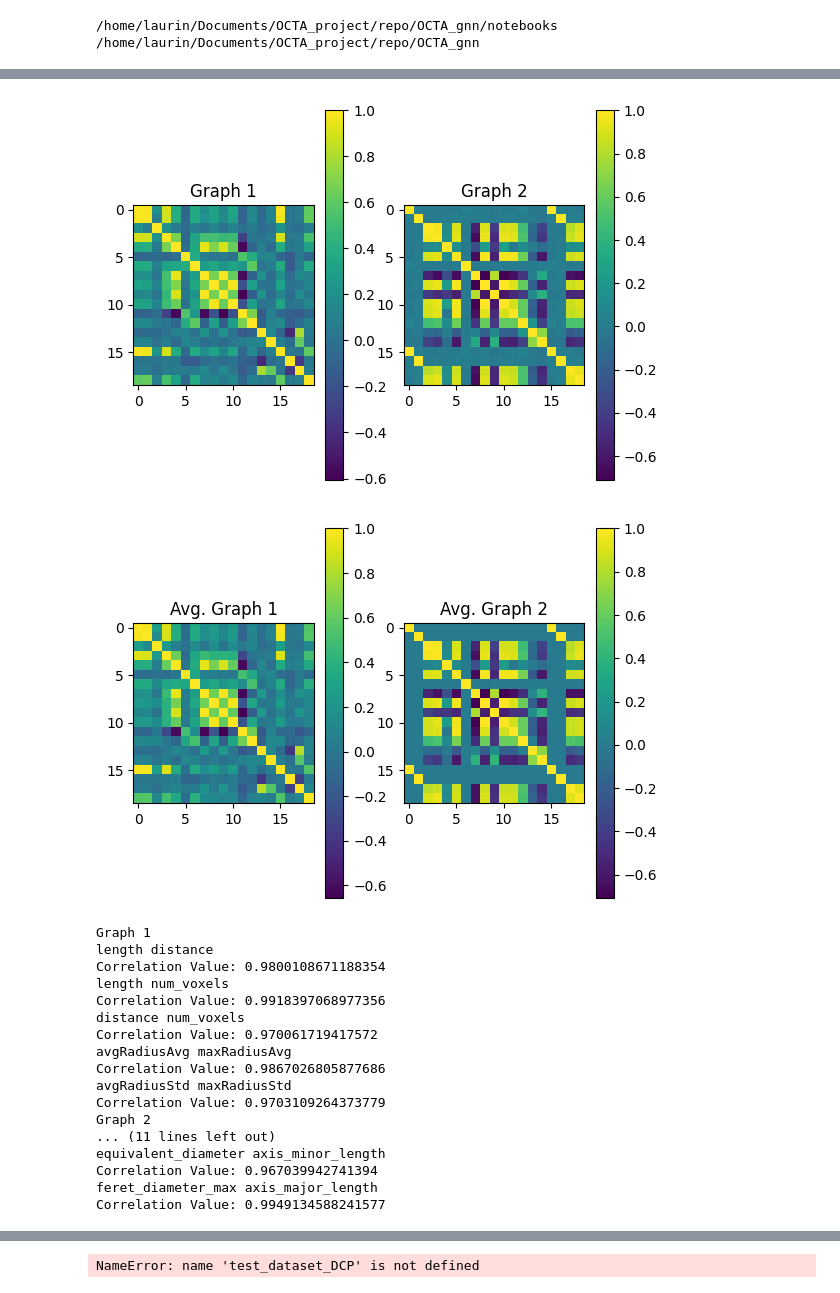
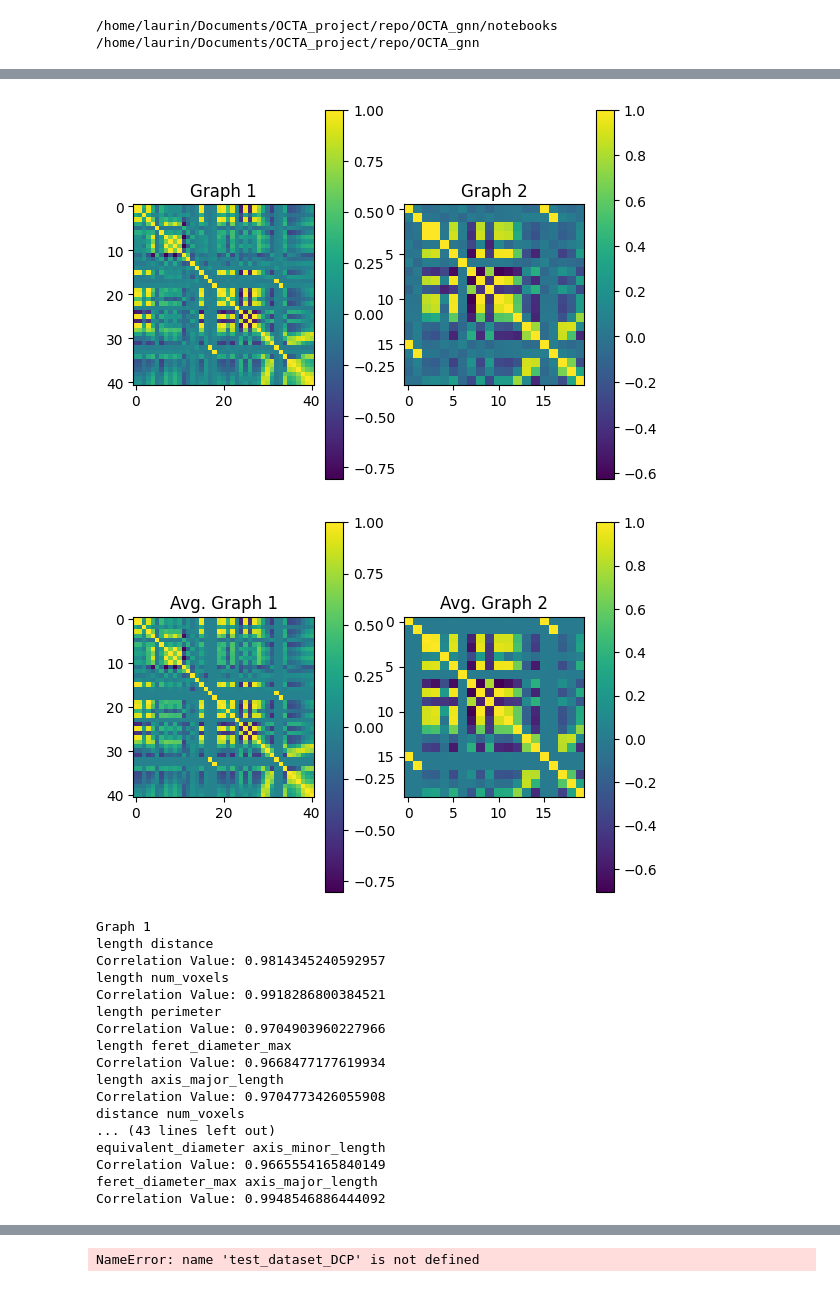
Before and after one commit to luxtu/graphs_in_ophthalmology, a Jupyter notebook: notebooks/graph_feature_explore_CV_FAZ.ipynb, the cells around one changed output, grey strips where cells are left out. Saved outputs shown, nothing was run; the diff lists cells and outputs as text; code cells hidden in the pictures.

```diff
--- a/notebooks/graph_feature_explore_CV_FAZ.ipynb
+++ b/notebooks/graph_feature_explore_CV_FAZ.ipynb
@@ -133,0 +195,30 @@ prep.hetero_graph_normalization(test_dataset, node_mean_tensors, node_std_tensor
+# %%
+import copy
+with open("feature_name_dict_new.json", "r") as file:
+    label_dict_full = json.load(file)
+    #features_label_dict = json.load(file)
+features_label_dict = copy.deepcopy(label_dict_full)
+
+
+
+#eliminate_features = {"graph_1":["num_voxels", "maxRadiusAvg", "hasNodeAtSampleBorder", "maxRadiusStd"],
+#                      "graph_2":["centroid_weighted-0", "centroid_weighted-1", "feret_diameter_max", "orientation"]}
+#
+#eliminate_features["faz"] = ["centroid_weighted-0", "centroid_weighted-1","feret_diameter_max", "orientation"]
+## get positions of features to eliminate and remove them from the feature label dict and the graphs
+#for key in eliminate_features.keys():
+#    for feat in eliminate_features[key]:
+#        idx = features_label_dict[key].index(feat)
+#        features_label_dict[key].remove(feat)
+#        for data in test_dataset:
+#            data[key].x = torch.cat([data[key].x[:, :idx], data[key].x[:, idx+1:]], dim = 1)
+#        for data in train_dataset:
+#            data[key].x = torch.cat([data[key].x[:, :idx], data[key].x[:, idx+1:]], dim = 1)
+#        for data in val_dataset:
+#            data[key].x = torch.cat([data[key].x[:, :idx], data[key].x[:, idx+1:]], dim = 1)
+
+features_label_dict["graph_1"] = features_label_dict["graph_1"][:-1] + ["centroid-0", "centroid-1", "area", "perimeter", "eccentricity", "equivalent_diameter", "orientation", "solidity", "feret_diameter_max", "extent", "axis_major_length", "axis_minor_length", "intensity_max", "intensity_mean", "intensity_min", "centroid_weighted-0", "centroid_weighted-1","std" ,"q5","q10", "q25", "q75", "q90", "q95"] #+ ["degree"] #["centroid-0", "centroid-1", "area", "perimeter", "eccentricity", "equivalent_diameter", "orientation", "solidity", "feret_diameter_max", "extent", "axis_major_length", "axis_minor_length", "intensity_max", "intensity_mean", "intensity_min", "centroid_weighted-0", "centroid_weighted-1","std" ,"q5","q10", "q25", "q75", "q90", "q95"] +  ["degree"] # ["centroid-0", "centroid-1", "area", "perimeter", "eccentricity", "equivalent_diameter", "orientation", "solidity", "feret_diameter_max", "extent", "axis_major_length", "axis_minor_length", "intensity_max", "intensity_mean", "intensity_min", "centroid_weighted-0", "centroid_weighted-1","std" ,"q5","q10", "q25", "q75", "q90", "q95"] # ["int_mean", "int_min", "int_max", "std", "q25", "q75"] # ["cl_mean", "cl_std", "q25", "q75"]#+ ["cl_mean", "cl_std", "sth", "sth"] #["int_mean", "int_max", "int_min", "std"]
+features_label_dict["graph_2"] = features_label_dict["graph_2"][:-1] + ["q25", "q75", "std"] #+  ["degree"]
+features_label_dict["faz"] = features_label_dict["faz"][:-1] #+["degree"] # + ["q25", "q75", "std"]
+
+test_dataset[0]
@@ -146,11 +275,12 @@ correlation_matrices = []
 corr_graph_1 = None
 corr_graph_2 = None
 
-num_samp = len(train_dataset)
+work_set = final_test_dataset
+num_samp = len(final_test_dataset)
 
-for i in range(len(train_dataset)):
-    graph_1 = train_dataset[i]["graph_1"]
-    graph_2 = train_dataset[i]["graph_2"]
+for i in range(len(work_set)):
+    graph_1 = work_set[i]["graph_1"]
+    graph_2 = work_set[i]["graph_2"]
 
     # torch corrcoef if none, otherwise add to the matrix
     corr_graph_1 = torch.corrcoef(graph_1.x.T) if corr_graph_1 is None else corr_graph_1 + torch.corrcoef(graph_1.x.T)
@@ -192,52 +322,52 @@ plt.close()
 # print pairs of features that are highly correlated (corr > 0.9)
 corr_threshold = 0.95
 corr_graph_1 = corr_graph_1.numpy()
 corr_graph_2 = corr_graph_2.numpy()
 
 corr_graph_1_u = np.triu(corr_graph_1, k=1)
 corr_graph_2_u = np.triu(corr_graph_2, k=1)
 
 corr_graph_1_sc = np.where(corr_graph_1_u > corr_threshold)
 corr_graph_2_sc = np.where(corr_graph_2_u > corr_threshold)
 
 print("Graph 1")
 for i in range(len(corr_graph_1_sc[0])):
     print(features_label_dict["graph_1"][corr_graph_1_sc[0][i]], features_label_dict["graph_1"][corr_graph_1_sc[1][i]])
     print(f"Correlation Value: {corr_graph_1[corr_graph_1_sc[0][i], corr_graph_1_sc[1][i]]}")
 print("Graph 2")
 print("#"*40)
 for i in range(len(corr_graph_2_sc[0])):
     print(features_label_dict["graph_2"][corr_graph_2_sc[0][i]], features_label_dict["graph_2"][corr_graph_2_sc[1][i]])
     print(f"Correlation Value: {corr_graph_2[corr_graph_2_sc[0][i], corr_graph_2_sc[1][i]]}")
 
 ## print all features
 #print("Graph 1")
 #for i in range(len(features_label_dict["graph_1"])):
 #    print(features_label_dict["graph_1"][i])
 #print("Graph 2")
 #print("#"*40)
 #for i in range(len(features_label_dict["graph_2"])):
 #    print(features_label_dict["graph_2"][i])
 # %% [output]
-[figure, old version]
+[figure, new version]
-[figure, old version]
+[figure, new version]
 Graph 1
 length distance
-Correlation Value: 0.9800108671188354
+Correlation Value: 0.9814345240592957
 length num_voxels
-Correlation Value: 0.9918397068977356
+Correlation Value: 0.9918286800384521
+length perimeter
+Correlation Value: 0.9704903960227966
+length feret_diameter_max
+Correlation Value: 0.9668477177619934
+length axis_major_length
+Correlation Value: 0.9704773426055908
 distance num_voxels
-Correlation Value: 0.970061719417572
-avgRadiusAvg maxRadiusAvg
-Correlation Value: 0.9867026805877686
-avgRadiusStd maxRadiusStd
-Correlation Value: 0.9703109264373779
-Graph 2
-... (11 lines left out)
+... (43 lines left out)
 equivalent_diameter axis_minor_length
-Correlation Value: 0.967039942741394
+Correlation Value: 0.9665554165840149
 feret_diameter_max axis_major_length
-Correlation Value: 0.9949134588241577
+Correlation Value: 0.9948546886444092
 # %%
 correlation_matrices = []
 
```
Also changed, not shown: parts of 17 cells of this notebook.
